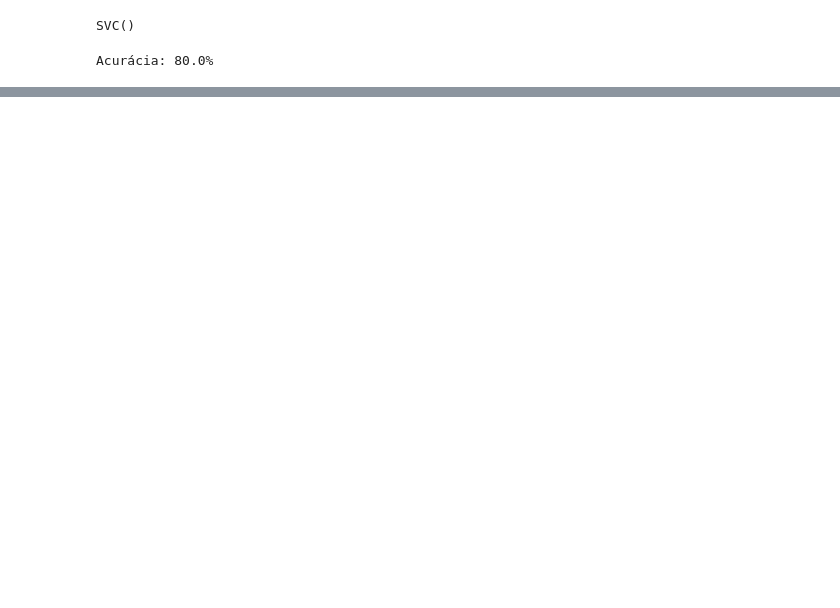
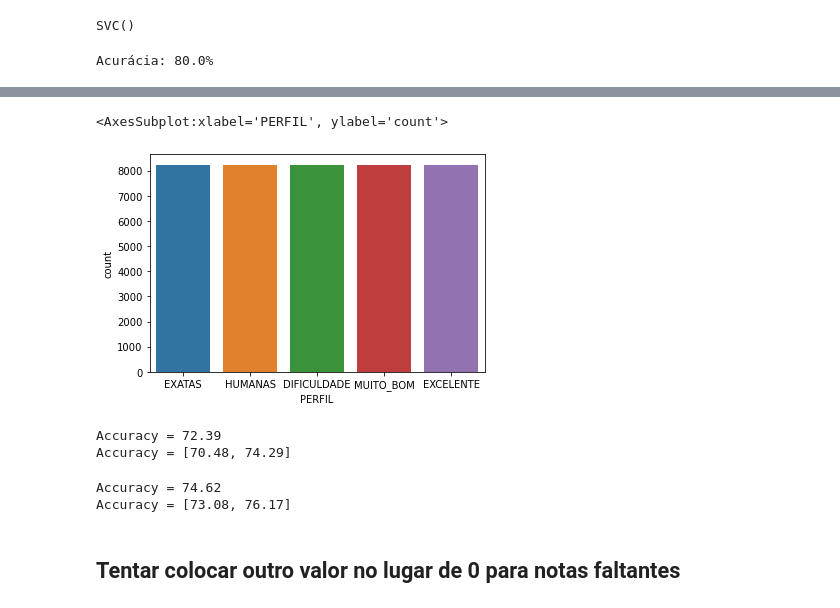
Before and after one commit to fkay/desafio-2-2020-priv, a Jupyter notebook: Assets/Notebooks/parte-1.ipynb, the cells around one changed output, grey strips where cells are left out. Saved outputs shown, nothing was run; the diff lists cells and outputs as text; code cells hidden in the pictures; blank space fills up the shorter version.

```diff
--- a/Assets/Notebooks/parte-1.ipynb
+++ b/Assets/Notebooks/parte-1.ipynb
@@ -504,0 +597,6 @@ Acurácia: 80.0%
+# %%
+from imblearn.over_sampling import SMOTE
+
+sm = SMOTE(random_state=337)
+
+X_res, y_res = sm.fit_resample(X, y)
@@ -504,0 +607,3 @@ Acurácia: 80.0%
+# %%
+df_data_4 = pd.concat([X_res, y_res], axis=1, join='inner')
+df_data_4.head()
@@ -504,0 +617,30 @@ Acurácia: 80.0%
+# %%
+fig = plt.plot()
+sns.countplot(x='PERFIL', data=df_data_4)
+# %% [output]
+<AxesSubplot:xlabel='PERFIL', ylabel='count'>
+[figure, added]
+# %%
+cv = StratifiedKFold(n_splits = 15, shuffle = True)
+
+model = DecisionTreeClassifier(max_depth=5)
+results = cross_validate(model, X_res, y_res, cv = cv)
+print_results(results)
+# %% [output]
+Accuracy = 72.39
+Accuracy = [70.48, 74.29]
+# %%
+scaler = StandardScaler()
+model = SVC()
+
+pipeline = Pipeline([('transformacao', scaler), ('estimador', model)])
+
+cv = StratifiedKFold(n_splits = 10, shuffle = True)
+
+results = cross_validate(pipeline, X_res, y_res.values.ravel(), cv = cv)
+print_results(results)
+# %% [output]
+Accuracy = 74.62
+Accuracy = [73.08, 76.17]
+# %% [markdown]
+## Tentar colocar outro valor no lugar de 0 para notas faltantes
```
Also changed, not shown: parts of 16 cells of this notebook.
